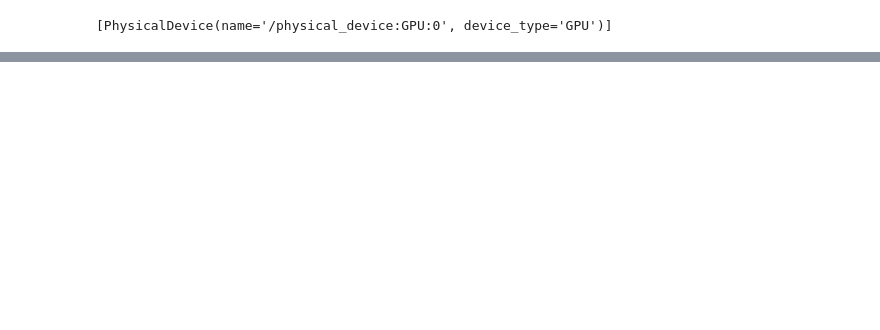
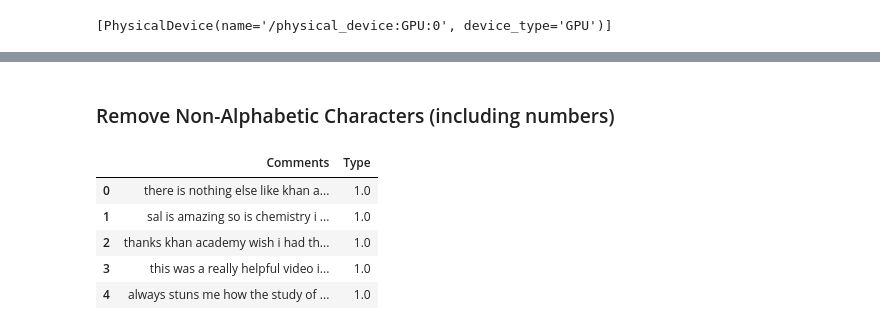
Before and after one commit to RafsanJany-44/NLP_Research, a Jupyter notebook: tensoreflow_2.ipynb, the cells around one changed output, grey strips where cells are left out. Cells and saved outputs as stored; diff of their text form; code cells hidden in the pictures; blank space fills up the shorter version.

```diff
--- a/tensoreflow_2.ipynb
+++ b/tensoreflow_2.ipynb
@@ -149,0 +87,13 @@ df['Tweet'] = df['Tweet'].apply(clean_tweets)
+# %% [markdown]
+### Remove Non-Alphabetic Characters (including numbers)
+# %%
+import re
+
+def convert_to_string(DF):
+    DF["Comments"]= DF["Comments"].astype(str)
+
+def cleanerFn(b):
+    # keeps only words with alphabetic characters in comments
+    for row in range(len(b)):
+        line = b.loc[row, "Comments"]
+        b.loc[row,"Comments"] = re.sub("[^a-zA-Z]", " ", line)
@@ -150,3 +102,13 @@ df['Tweet'] = df['Tweet'].apply(clean_tweets)
+# %%
+cleanerFn(df)
+df.head()
+# %% [output]
+|  | Comments | Type |
+| 0 | there is nothing else like khan a... | 1.0 |
+| 1 | sal is amazing so is chemistry i ... | 1.0 |
+| 2 | thanks khan academy wish i had th... | 1.0 |
+| 3 | this was a really helpful video i... | 1.0 |
+| 4 | always stuns me how the study of ... | 1.0 |
 # %%
 
 sentences = []
```
Also changed, not shown: parts of 30 cells of this notebook, 1 other file.
